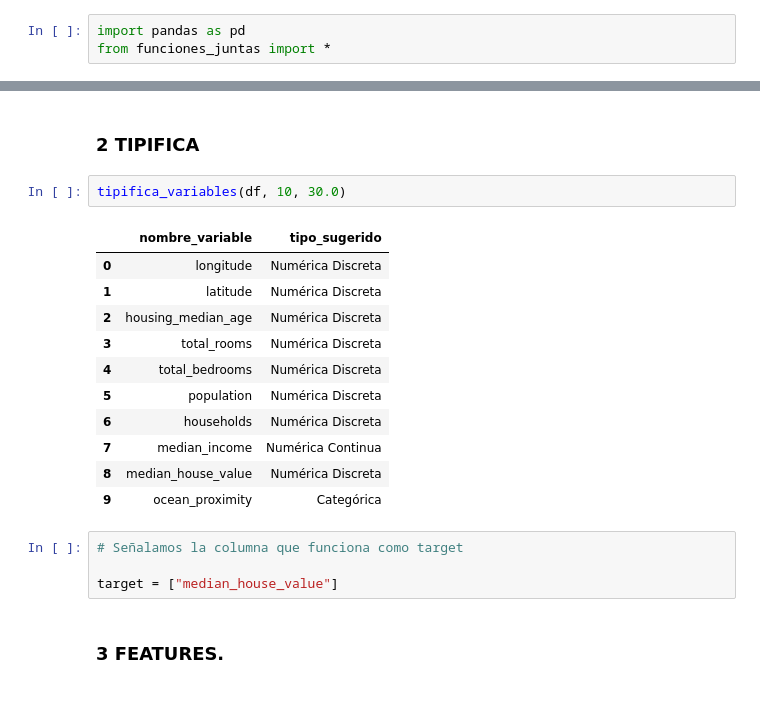
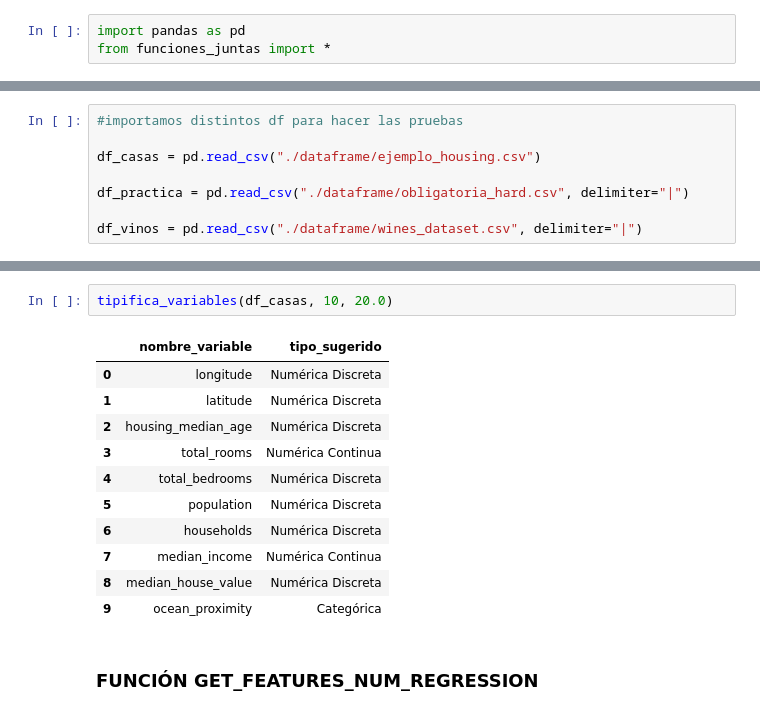
Before and after one commit to MariaRepository/Team-challenge-11, a Jupyter notebook: funcionPepeV2/prueba.ipynb, the cells around one changed output, grey strips where cells are left out. Cells and saved outputs as stored; diff of their text form.

```diff
--- a/funcionPepeV2/prueba.ipynb
+++ b/funcionPepeV2/prueba.ipynb
@@ -17,0 +8,8 @@ df.head(5)
+# %%
+#importamos distintos df para hacer las pruebas
+
+df_casas = pd.read_csv("./dataframe/ejemplo_housing.csv")
+
+df_practica = pd.read_csv("./dataframe/obligatoria_hard.csv", delimiter="|")
+
+df_vinos = pd.read_csv("./dataframe/wines_dataset.csv", delimiter="|")
@@ -28,23 +55,17 @@ describe_df(df)
-# %% [markdown]
-### 2 TIPIFICA
 # %%
-tipifica_variables(df, 10, 30.0)
+tipifica_variables(df_casas, 10, 20.0)
 # %% [output]
 |  | nombre_variable | tipo_sugerido |
 | 0 | longitude | Numérica Discreta |
 | 1 | latitude | Numérica Discreta |
 | 2 | housing_median_age | Numérica Discreta |
-| 3 | total_rooms | Numérica Discreta |
+| 3 | total_rooms | Numérica Continua |
 | 4 | total_bedrooms | Numérica Discreta |
 | 5 | population | Numérica Discreta |
 | 6 | households | Numérica Discreta |
 | 7 | median_income | Numérica Continua |
 | 8 | median_house_value | Numérica Discreta |
 | 9 | ocean_proximity | Categórica |
-# %%
-# Señalamos la columna que funciona como target
-
-target = ["median_house_value"]
-# %% [markdown]
-### 3 FEATURES.
+# %% [markdown]
+### FUNCIÓN GET_FEATURES_NUM_REGRESSION
 # %%
```
Also changed, not shown: parts of 20 cells of this notebook, 3 other files.
